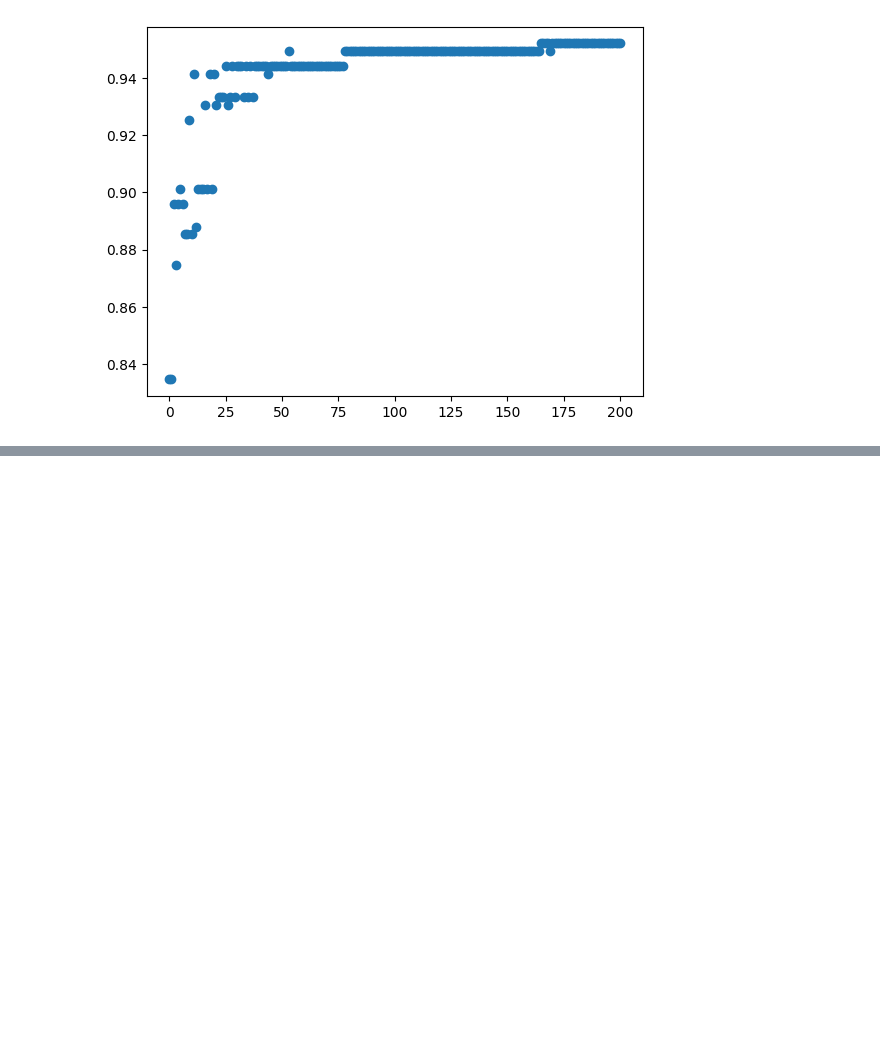
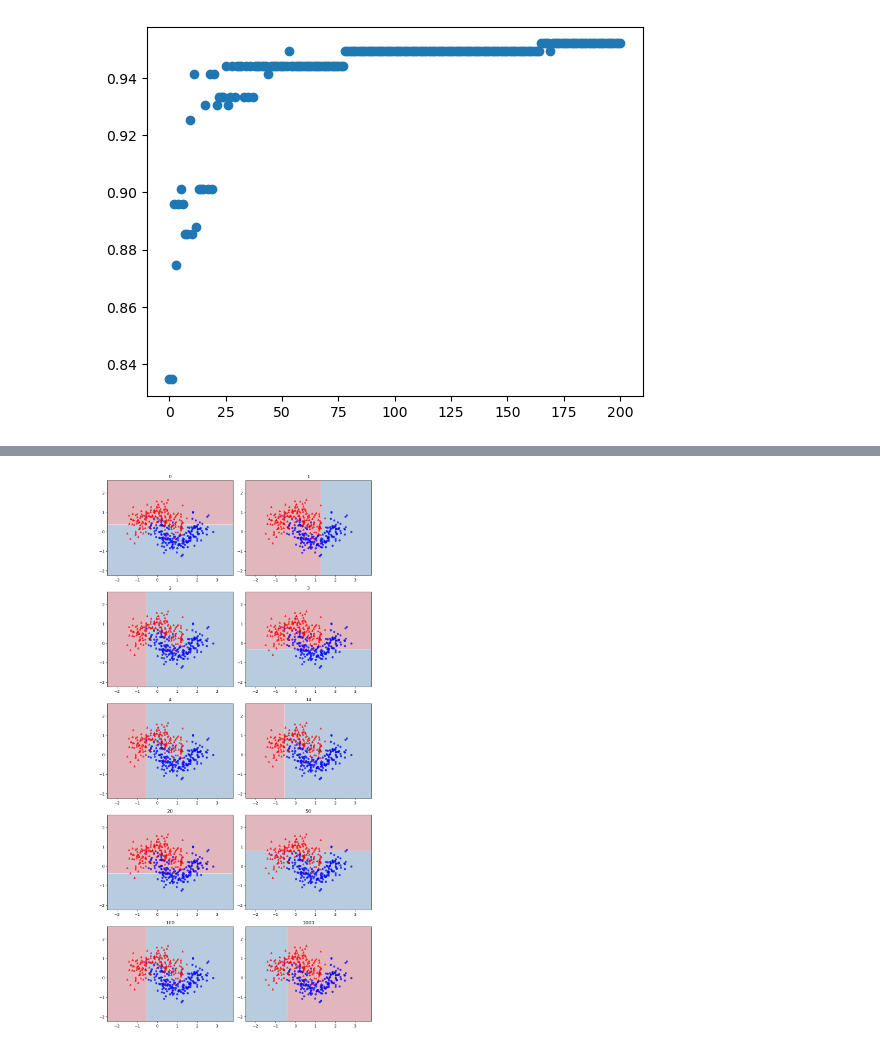
Before and after one commit to jacobnarvades/machinelearning, a Jupyter notebook: adaboost/make_moons.ipynb, the cells around one changed output, grey strips where cells are left out. Cells and saved outputs as stored; diff of their text form; code cells hidden in the pictures; blank space fills up the shorter version.

```diff
--- a/adaboost/make_moons.ipynb
+++ b/adaboost/make_moons.ipynb
@@ -148,0 +157,30 @@ plt.show()
+# %%
+plt.figure(figsize=(10, 20))
+for i, idx in enumerate([0, 1, 2, 3, 4, 14, 20, 50, 100, 1000]):
+    plt.subplot(5, 2, i+1)
+
+    # Create a mesh grid to plot the decision boundary
+    x_min, x_max = X_train[:, 0].min() - 1, X_train[:, 0].max() + 1
+    y_min, y_max = X_train[:, 1].min() - 1, X_train[:, 1].max() + 1
+    xx, yy = np.meshgrid(np.arange(x_min, x_max, 0.02),
+                         np.arange(y_min, y_max, 0.02))
+
+    Z = classifiers[idx].predict(np.c_[xx.ravel(), yy.ravel()])
+    Z = Z.reshape(xx.shape)
+    plt.contourf(xx, yy, Z, alpha=0.3, cmap=plt.cm.RdBu)
+
+    weights = instance_weights[idx]
+    normalized_weights = weights / np.max(weights)
+    normalized_weights *= 20
+
+    plt.scatter(X_train[y_train == 1, 0], X_train[y_train == 1, 1],
+                c='blue', marker='o', label='Class 0',
+                s=normalized_weights, alpha=0.7)
+    plt.scatter(X_train[y_train == 0, 0], X_train[y_train == 0, 1],
+                c='red', marker='^', label='Class 1',
+                s=normalized_weights, alpha=0.7)
+
+    plt.title(f"{idx}")
+    plt.tight_layout()
+# %% [output]
+[figure, added]
```
Also changed, not shown: parts of 9 cells of this notebook.
